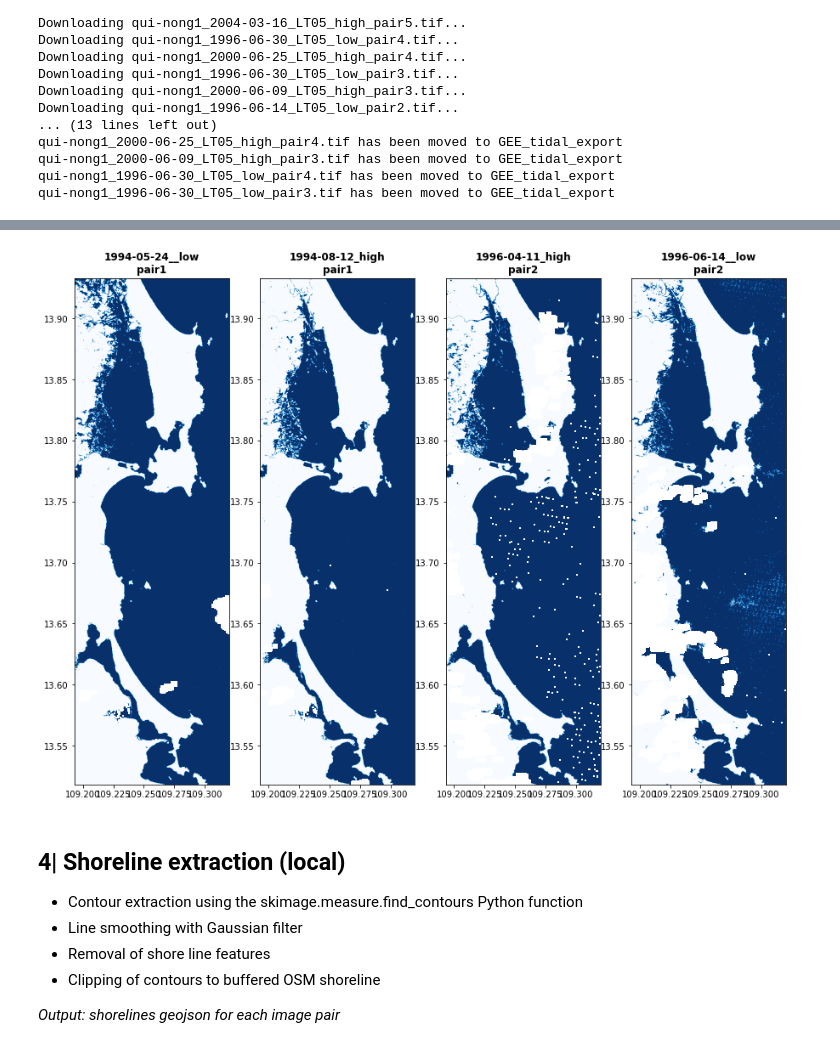
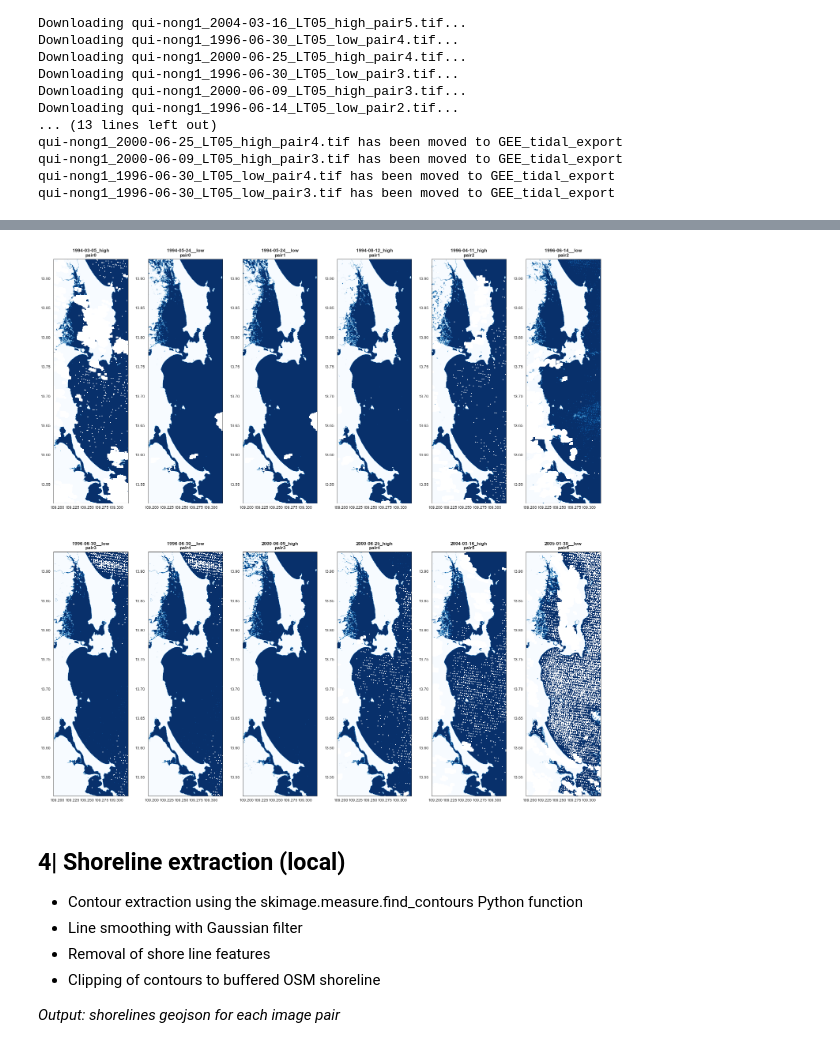
Before and after one commit to ronjalappe/Quantification_tidal_effects_Landsat, a Jupyter notebook: Tidal_effects_Qui-Nhong.ipynb, the cells around one changed output, grey strips where cells are left out. Drawn from its saved outputs; the diff is of its cells as text; code cells hidden in the pictures.

```diff
--- a/Tidal_effects_Qui-Nhong.ipynb
+++ b/Tidal_effects_Qui-Nhong.ipynb
@@ -702,13 +704,17 @@ def add_otsu(img_collection, plot=False):
             print('  Otsu threshold for low tide image:',round(th,2))
         # plot MNDWI histogram with Otsu threshold as red line
         if plot == True:
+            date = utils.gee_get_aquisition_date(ee.Image(img_collection.get(i)).getInfo())
             sns.set_style('white')
             f = plt.figure()
             plt.plot([0, 0], [0, 3.5], 'k-', lw=0.5)
             sns.distplot(values['nd'], bins=100, kde_kws={'bw': 0.02})
             plt.plot([th, th], [0, 3.5], 'r-')
+            if i == 0:
+                plt.title('MNDWI histogram with Otsu threshold\n'+date+' high',fontweight='bold')
+            else:
+                plt.title('MNDWI histogram with Otsu threshold\n'+date+' low',fontweight='bold')
             plt.xlim(-1, 1)
-            date = utils.gee_get_aquisition_date(ee.Image(img_collection.get(i)).getInfo())
             plt.savefig(os.path.join(output_path,'figures','MNDWI_hist_otsu_'+station_file_name+'_'+str(date)))
     mndwi_otsu = ee.List(img_otsu)
     return mndwi_otsu
@@ -823,5 +828,0 @@ TypeError: object of type 'bool' has no len()
-# %%
-warnings.filterwarnings("ignore")
-for i, pair in enumerate(img_pairs[0:1]):
-    mndwi = pair.map(gee_mndwi)
-    mndwi_otsu = add_otsu(mndwi, plot=True)
@@ -863,0 +860,15 @@ qui-nong1_1996-06-30_LT05_low_pair3.tif has been moved to GEE_tidal_export
+# %%
+otsu_list = []
+for i in os.listdir(os.path.join(output_path,'figures')):
+    if i.startswith('MNDWI'):
+        otsu_list.append(i)
+otsu_list.sort()
+
+fig = plt.figure(figsize=(25, 15))
+for num, x in enumerate(otsu_list):
+    img = mpimg.imread(os.path.join(output_path,'figures',x))
+    plt.subplot(3,4,num+1)
+    plt.axis("off")
+    plt.imshow(img)
+plt.subplots_adjust(wspace=0, hspace=0)
+plt.show()
@@ -864,14 +877,15 @@ qui-nong1_1996-06-30_LT05_low_pair3.tif has been moved to GEE_tidal_export
 # %%
 raster_list = os.listdir(os.path.join(output_path,GEE_export_folder))
 raster_list.sort()
-#rasters = []
-axs = list([ax1,ax2,ax3,ax4])
-fig, axs = plt.subplots(1,4,figsize=(15,15))
-for i, raster in enumerate(raster_list[2:6]):
-    img = rasterio.open(os.path.join(output_path,GEE_export_folder,raster))
-    show(img.read(),ax=axs[i],transform=img.transform,cmap='Blues',title=str(raster)[10:20]+"_"+str(raster)[-14:-10]+"\n"+str(raster)[-9:-4])
+fig = plt.figure(figsize=(25, 25))
+for num, x in enumerate(raster_list):
+    img = rasterio.open(os.path.join(output_path,GEE_export_folder,x))
+    plt.subplot(2,6,num+1)
+    plt.title(str(x)[10:20]+"_"+str(x)[-14:-10]+"\n"+str(x)[-9:-4], fontweight="bold")
+    plt.imshow(img.read(1),extent=(img.bounds[0],img.bounds[2],img.bounds[1],img.bounds[3]),cmap='Blues')
+plt.show()
 # %% [output]
-[figure, old version]
+[figure, new version]
 # %% [markdown]
 ## 4| Shoreline extraction (local)
 - Contour extraction using the skimage.measure.find_contours Python function
```
Also changed, not shown: parts of 17 cells of this notebook, 24 other files.
